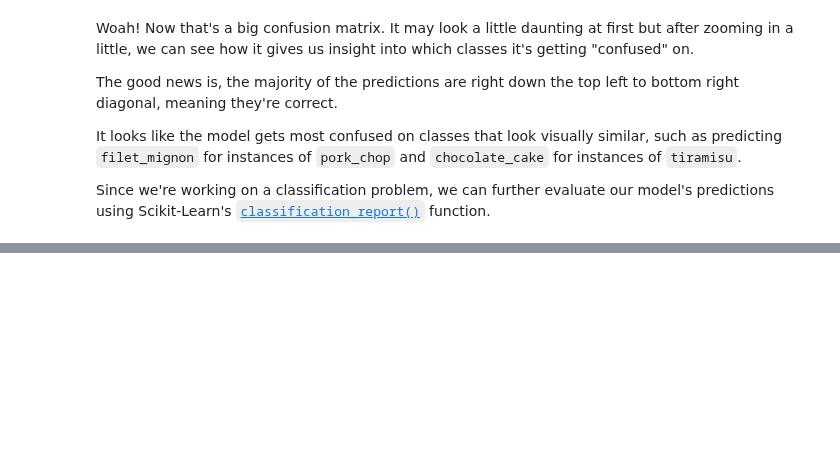
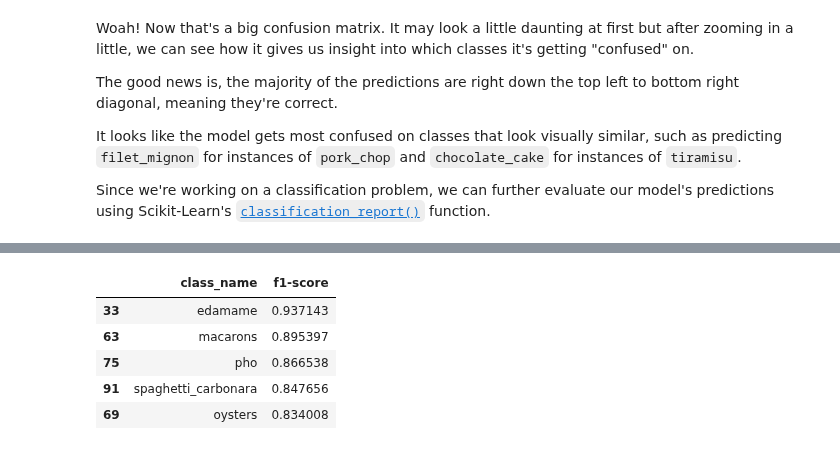
Before and after one commit to yhs2773/TensorFlow-for-Deep-Learning, a Jupyter notebook: Notebooks/06. Transfer Learning with TensorFlow Part 3 - Scaling up (🍔👁 Food Vision mini).ipynb, the cells around one changed output, grey strips where cells are left out. Cells and saved outputs as stored; diff of their text form; code cells hidden in the pictures; blank space fills up the shorter version.

```diff
--- a/Notebooks/06. Transfer Learning with TensorFlow Part 3 - Scaling up (🍔👁 Food Vision mini).ipynb
+++ b/Notebooks/06. Transfer Learning with TensorFlow Part 3 - Scaling up (🍔👁 Food Vision mini).ipynb
@@ -839,0 +876,4 @@ Since we're working on a classification problem, we can further evaluate our mod
+# %%
+# Get a dictionary of the classification report
+classification_report_dict = classification_report(y_labels, pred_classes, output_dict = True)
+classification_report_dict
@@ -839,0 +941,15 @@ Since we're working on a classification problem, we can further evaluate our mod
+# %%
+# Turn f1-scores into data frame for visualization
+import pandas as pd
+
+f1_scores = pd.DataFrame({"class_name": list(class_f1_scores.keys()),
+                          "f1-score": list(class_f1_scores.values())}).sort_values("f1-score", ascending=False)
+
+f1_scores.head()
+# %% [output]
+|  | class_name | f1-score |
+| 33 | edamame | 0.937143 |
+| 63 | macarons | 0.895397 |
+| 75 | pho | 0.866538 |
+| 91 | spaghetti_carbonara | 0.847656 |
+| 69 | oysters | 0.834008 |
```
Also changed, not shown: parts of 15 cells of this notebook.
